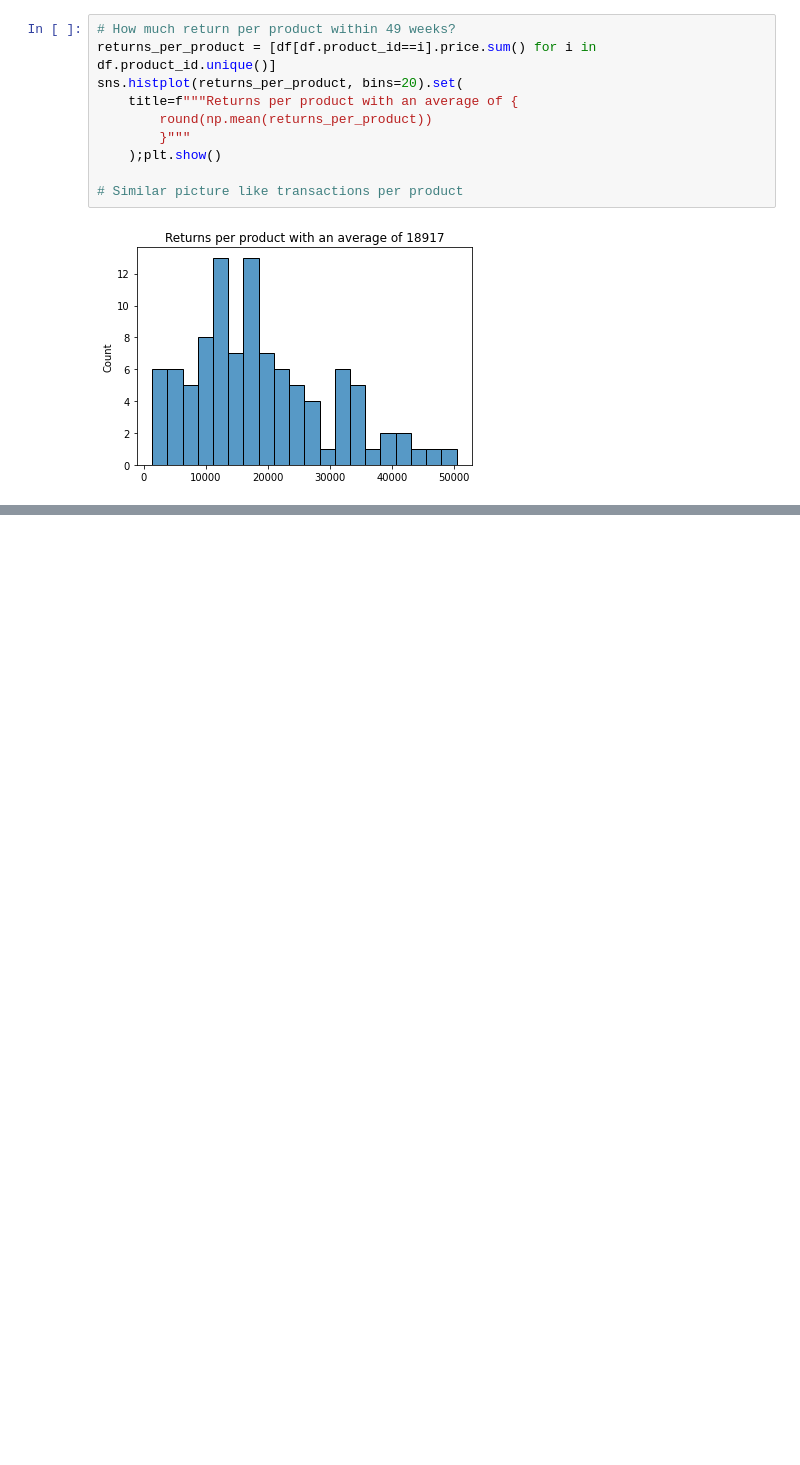
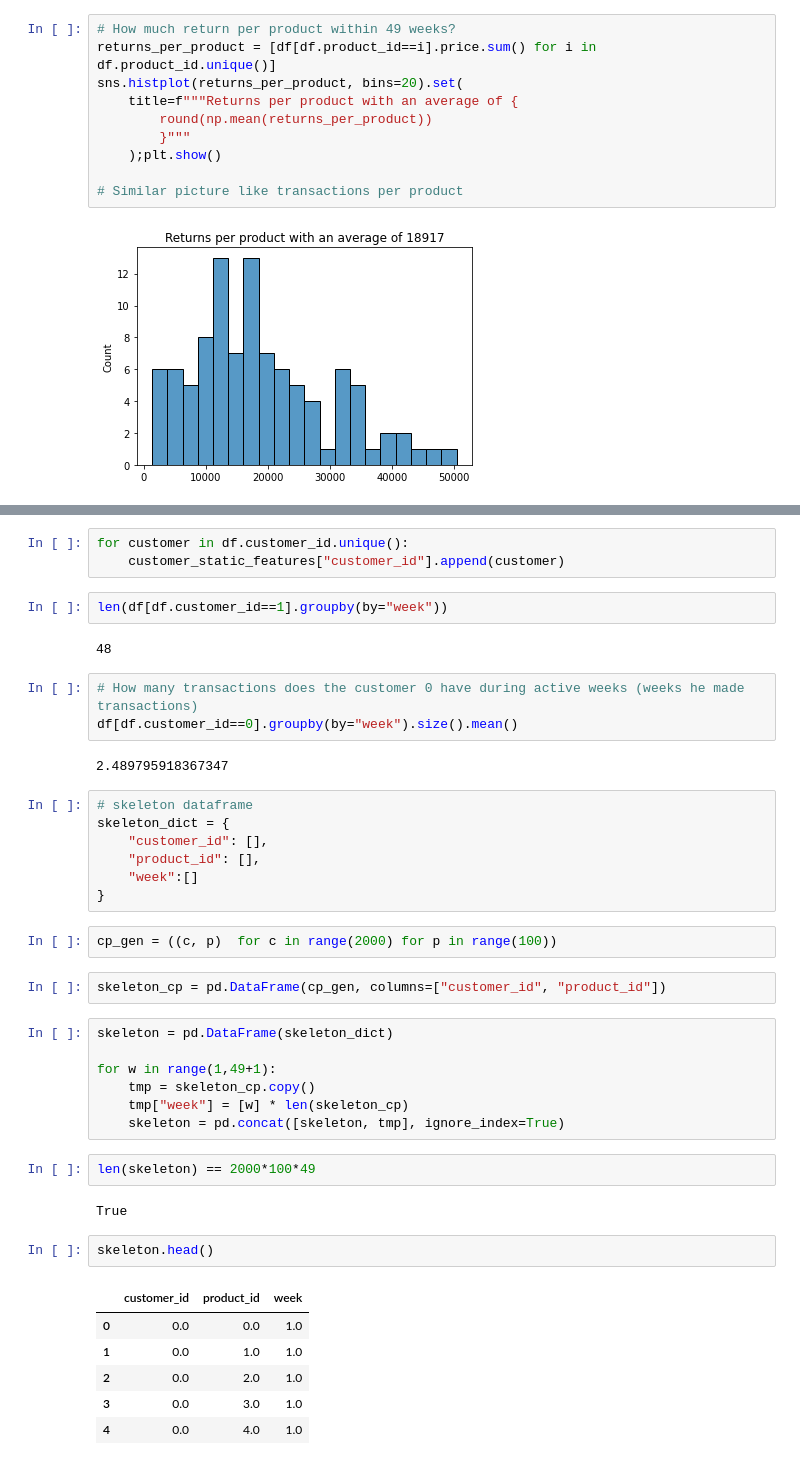
Before and after one commit to sekR4/classification-challenge, a Jupyter notebook: src/draft.ipynb, the cells around one changed output, grey strips where cells are left out. Saved outputs shown, nothing was run; the diff lists cells and outputs as text; blank space fills up the shorter version.

Commit message:
created skeleton df

```diff
--- a/src/draft.ipynb
+++ b/src/draft.ipynb
@@ -125,2 +140,45 @@ product_dynamic_features = {
     "price_delta_to_last_week": []
 }
+# %%
+for customer in df.customer_id.unique():
+    customer_static_features["customer_id"].append(customer)
+# %%
+len(df[df.customer_id==1].groupby(by="week"))
+# %% [output]
+48
+# %%
+# How many transactions does the customer 0 have during active weeks (weeks he made transactions)
+df[df.customer_id==0].groupby(by="week").size().mean()
+# %% [output]
+2.489795918367347
+# %%
+# skeleton dataframe
+skeleton_dict = {
+    "customer_id": [],
+    "product_id": [],
+    "week":[]
+}
+# %%
+cp_gen = ((c, p)  for c in range(2000) for p in range(100))
+# %%
+skeleton_cp = pd.DataFrame(cp_gen, columns=["customer_id", "product_id"])
+# %%
+skeleton = pd.DataFrame(skeleton_dict)
+
+for w in range(1,49+1):
+    tmp = skeleton_cp.copy()
+    tmp["week"] = [w] * len(skeleton_cp)
+    skeleton = pd.concat([skeleton, tmp], ignore_index=True)
+# %%
+len(skeleton) == 2000*100*49
+# %% [output]
+True
+# %%
+skeleton.head()
+# %% [output]
+|  | customer_id | product_id | week |
+| 0 | 0.0 | 0.0 | 1.0 |
+| 1 | 0.0 | 1.0 | 1.0 |
+| 2 | 0.0 | 2.0 | 1.0 |
+| 3 | 0.0 | 3.0 | 1.0 |
+| 4 | 0.0 | 4.0 | 1.0 |
```
Also changed, not shown: parts of 2 cells of this notebook.
